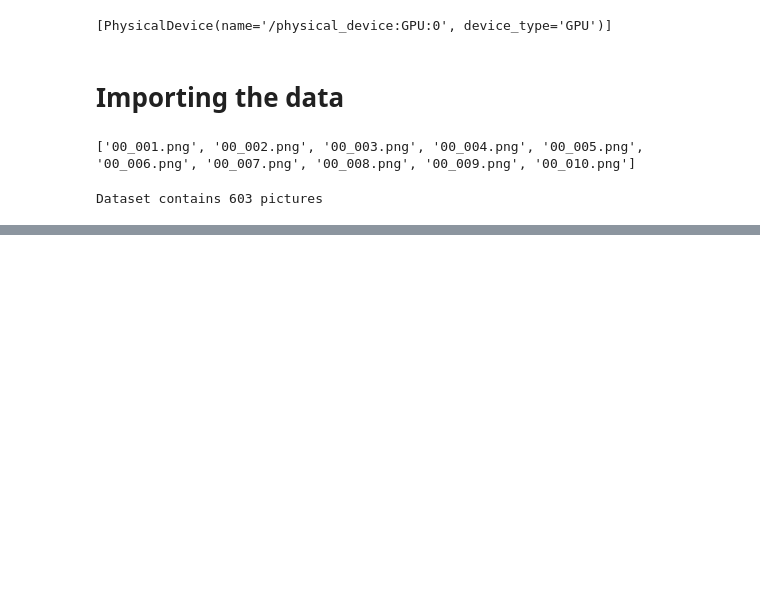
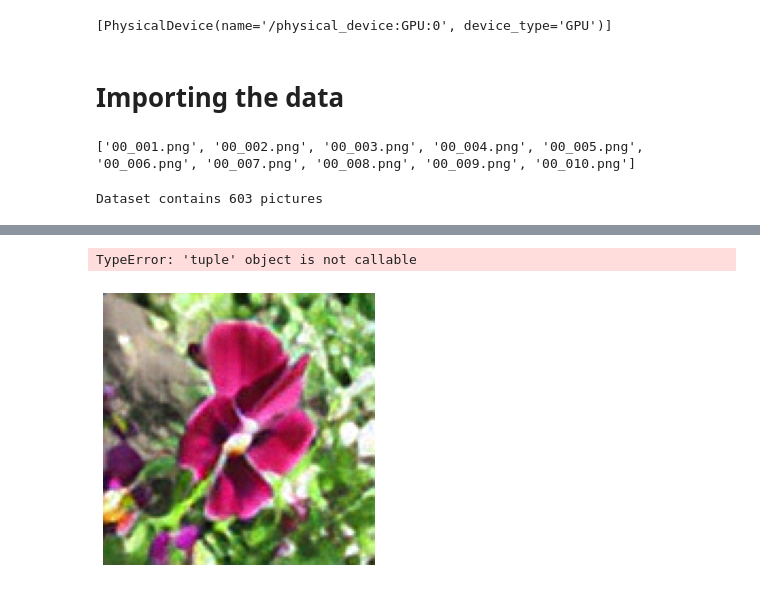
Before and after one commit to howardmonington/Neural-Network-Super-Resolution, a Jupyter notebook: main_ai.ipynb, the cells around one changed output, grey strips where cells are left out. Saved outputs shown, nothing was run; the diff lists cells and outputs as text; code cells hidden in the pictures; blank space fills up the shorter version.

```diff
--- a/main_ai.ipynb
+++ b/main_ai.ipynb
@@ -311,0 +144,15 @@ TypeError: Invalid shape (2,) for image data
+# %%
+# improving the resolution of the image
+# image = Image.fromarray(tf.cast(image, tf.uint8).numpy())
+#test2 = Image.fromarray(tf.cast(low_res_image, tf.uint8).numpy())
+new_image = model(tf.cast(tf.expand_dims(low_res_image, 0), tf.float32))
+#new_image = tf.squeeze(new_image)
+#plot_image(fake_image, title="Super Resolution")
+# %%
+low_res_image.shape()
+# %% [output]
+TypeError: 'tuple' object is not callable
+# %%
+plot_image(new_image)
+# %% [output]
+[figure, added]
```
Also changed, not shown: parts of 44 cells of this notebook.
